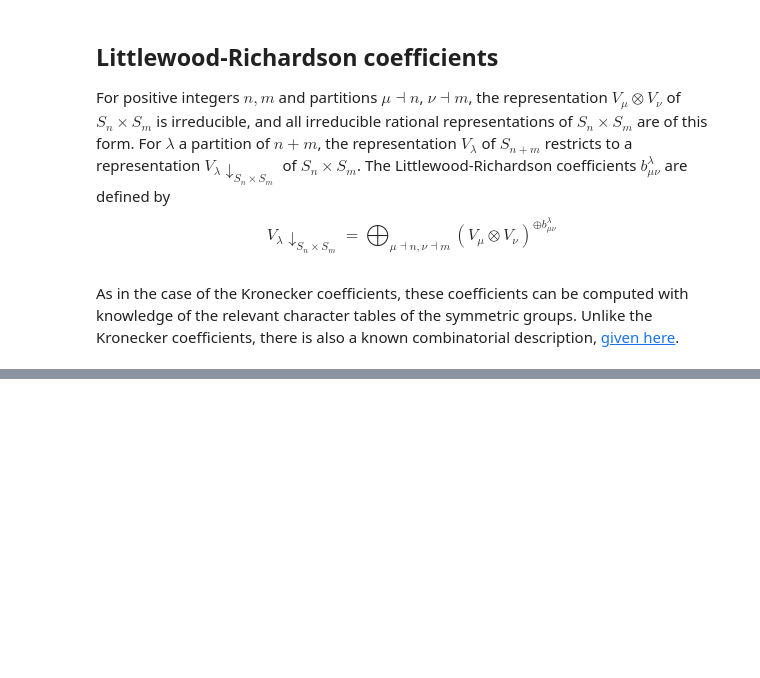
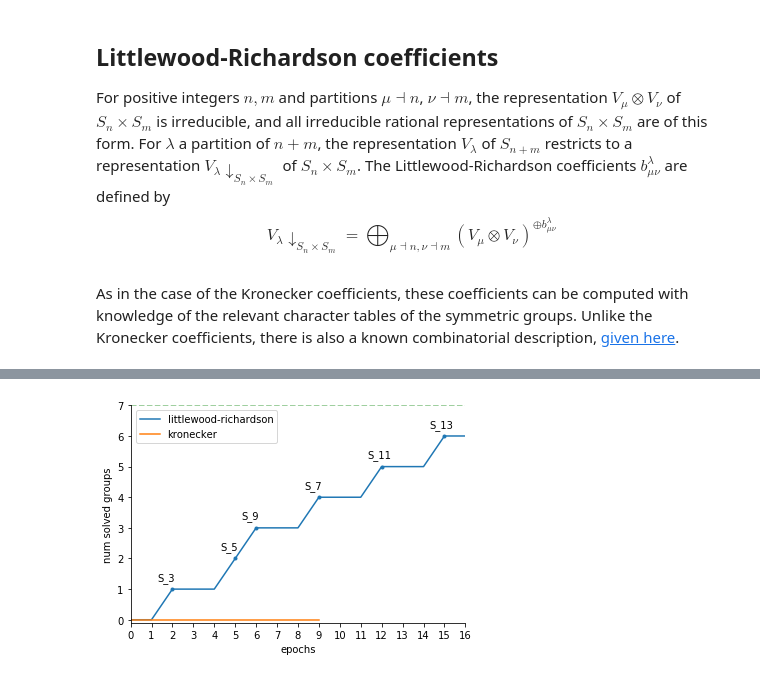
Before and after one commit to benenharrington/transformer-kronecker-coefficients, a Jupyter notebook: README.ipynb, the cells around one changed output, grey strips where cells are left out. Drawn from its saved outputs; the diff is of its cells as text; code cells hidden in the pictures; blank space fills up the shorter version.

```diff
--- a/README.ipynb
+++ b/README.ipynb
@@ -89,0 +127,25 @@ I think it'd be neat to split off the coefficients for any entire symmetric grou
+# %%
+val_data_lr = [0, 0, 1, 1, 1, 2, 3, 3, 3, 4, 4, 4, 5, 5, 5, 6, 6]
+val_data_kron = [0]*10
+fig, ax = plt.subplots()
+ax.spines["right"].set_visible(False)
+ax.spines["top"].set_visible(False)
+plt.plot([i for i in range(0, len(val_data_lr))], val_data_lr, label='littlewood-richardson')
+plt.plot([i for i in range(0, 10)], val_data_kron, label='kronecker')
+plt.plot([i for i in range(0, len(val_data_lr))], [7 for i in range(0, len(val_data_lr))], '--', color='green', alpha=0.5)
+plt.plot([2, 5, 6, 9, 12, 15], [i for i in range(1, 7)], 'o', color='C0', markersize=3)
+plt.xticks([i for i in range(0, len(val_data_lr))])
+plt.xlabel('epochs')
+plt.ylabel('num solved groups')
+plt.legend()
+plt.annotate('S_3', [1.3,1.3])
+plt.annotate('S_5', [4.3,2.3])
+plt.annotate('S_9', [5.3,3.3])
+plt.annotate('S_7', [8.3,4.3])
+plt.annotate('S_11', [11.3,5.3])
+plt.annotate('S_13', [14.3,6.3])
+plt.ylim(-0.1, 7.0)
+plt.xlim(0, len(val_data_lr)-1)
+plt.show()
+# %% [output]
+[figure, added]
```
Also changed, not shown: parts of 13 cells of this notebook, 3 other files.
